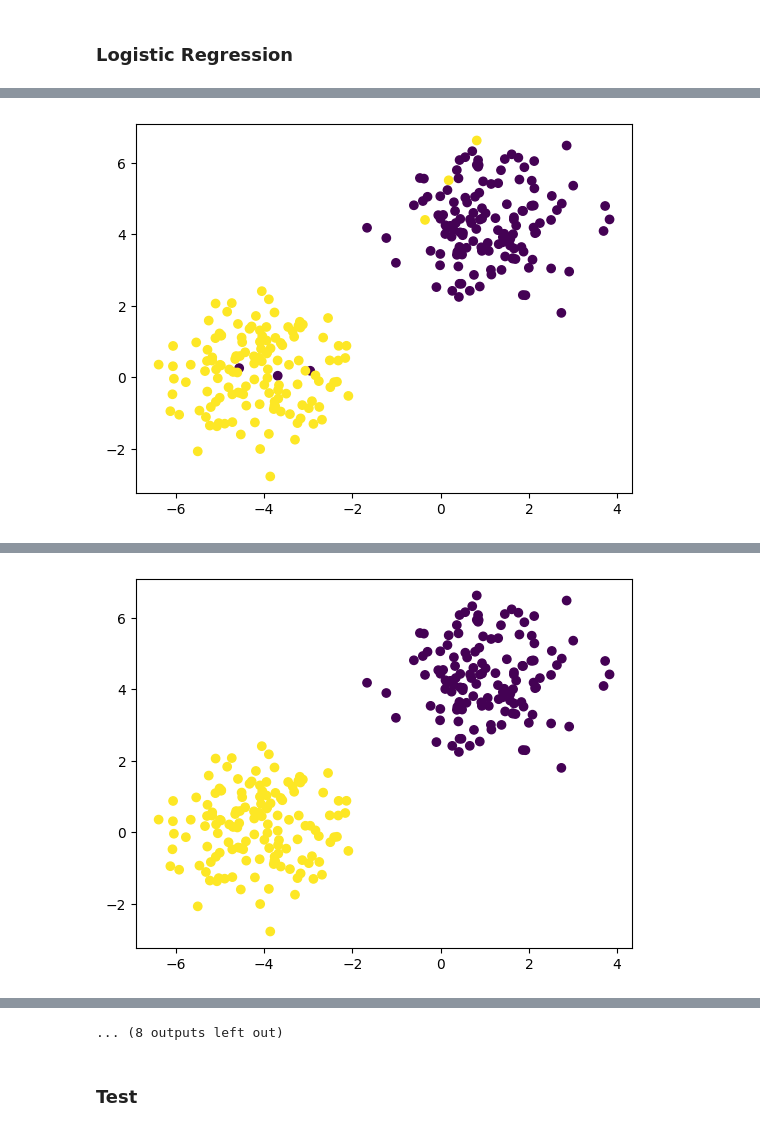
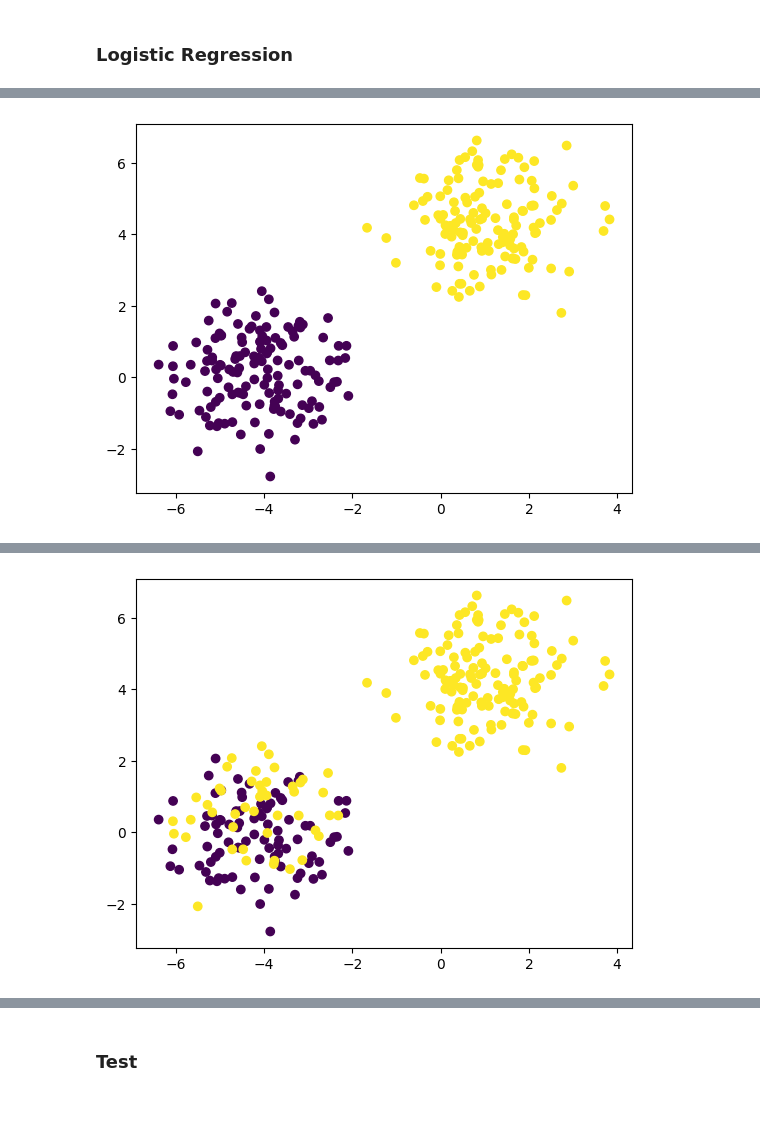
Before and after one commit to tugonbob/Stanford-CS229-Andrew-Ng, a Jupyter notebook: Ch1-SupervisedLearning/2-Classification/1.2.1-LogisticRegression.ipynb, the cells around one changed output, grey strips where cells are left out. Cells and saved outputs as stored; diff of their text form; code cells hidden in the pictures.

```diff
--- a/Ch1-SupervisedLearning/2-Classification/1.2.1-LogisticRegression.ipynb
+++ b/Ch1-SupervisedLearning/2-Classification/1.2.1-LogisticRegression.ipynb
@@ -32,8 +32,8 @@ X_test = np.hstack((ones, X_test))
 ### Logistic Regression
 # %%
 theta = np.ones(N_FEATURES + 1).reshape(N_FEATURES + 1, 1)
-LEARNING_RATE = 0.1
-ITERS = 10
+LEARNING_RATE = 0.001
+ITERS = 5
 
 def sigmoid_function(z):
     return 1/(1+exp(-z))
@@ -43,18 +43,18 @@ def calc_hypothesis(theta, x):
     sigmoid_hypothesis = sigmoid_function(hypothesis)
     return sigmoid_hypothesis
 
-def calc_loss_function(X, Y, theta):
+def update_parameters(theta, y, h_x, x):
+    x = np.reshape(x, theta.shape)
+    return theta + LEARNING_RATE * (y - h_x) * x
+
+def calc_loss(X, Y, theta):
     loss = 0
     for x,y in zip(X,Y):
         h_x = calc_hypothesis(theta, x)
         if (h_x == 1):
-            h_x = 1- 0.000000001
+            h_x = 1 - 0.000000001
         loss += y * log(h_x) + (1-y) * log(1-h_x)
     return loss
-
-def update_parameters(theta, learning_rate, y, h_x, x):
-    x = np.reshape(x, theta.shape)
-    return theta + learning_rate * (y - h_x) * x
 
 
 # holds hypothesis for each data point to be plotted
@@ -66,9 +66,9 @@ for iter in range(ITERS):
         h_x = calc_hypothesis(theta, x)
         H_train[i] = round(h_x)
 
-        theta = update_parameters(theta, LEARNING_RATE, y, h_x, x)
+        theta = update_parameters(theta, y, h_x, x)
 
-    loss = calc_loss_function(X_train, Y_train, theta)
+    loss = calc_loss(X_train, Y_train, theta)
     print(f"[{iter+1}/{ITERS}] Loss: {loss}")
 
     plt.scatter(X_train[:, 1], X_train[:, 2], c=H_train[:, 0])
@@ -78 +78 @@ for iter in range(ITERS):
-[figure, old version]
+[figure, new version]
@@ -80 +80 @@ for iter in range(ITERS):
-[figure, old version]
+[figure, new version]
@@ -89,4 +87,3 @@ for iter in range(ITERS):
-... (8 outputs left out)
 # %% [markdown]
 ### Test
 # %%
```
Also changed, not shown: parts of 3 cells of this notebook, 3 other files.
